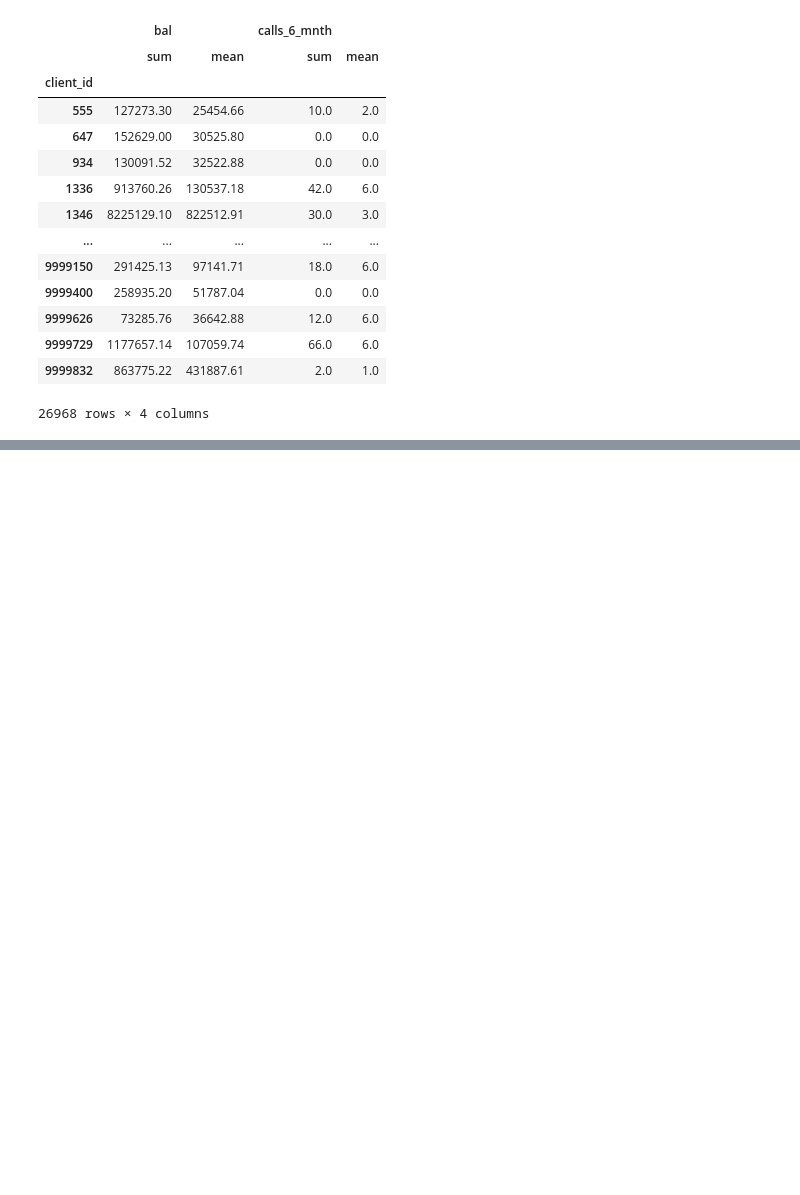
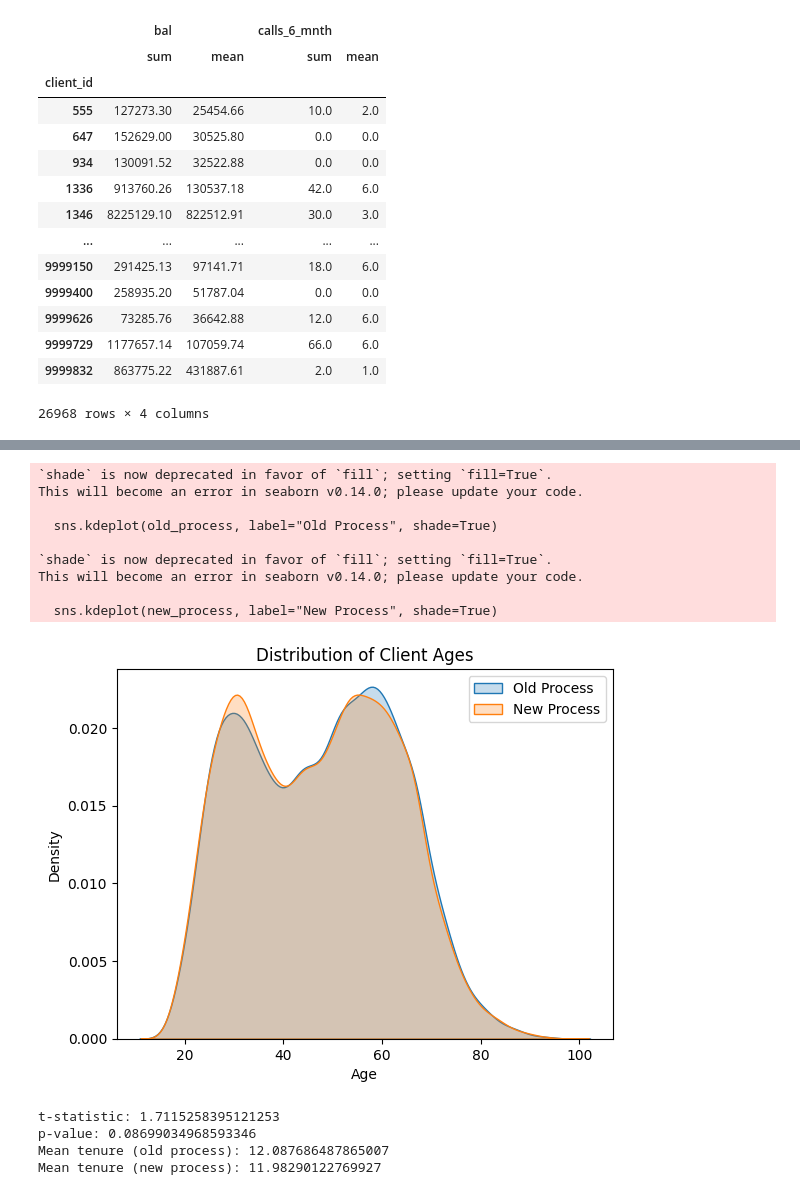
Before and after one commit to JujuGnirt/vanguard-ab-test, a Jupyter notebook: notebooks/Expl_vanguard_data_julie.ipynb, the cells around one changed output, grey strips where cells are left out. Drawn from its saved outputs; the diff is of its cells as text; code cells hidden in the pictures; blank space fills up the shorter version.

```diff
--- a/notebooks/Expl_vanguard_data_julie.ipynb
+++ b/notebooks/Expl_vanguard_data_julie.ipynb
@@ -281,0 +264,41 @@ NameError: name 'df_test_unique' is not defined
+# %%
+sns.kdeplot(old_process, label="Old Process", shade=True)
+sns.kdeplot(new_process, label="New Process", shade=True)
+plt.legend()
+plt.title("Distribution of Client Ages")
+plt.xlabel("Age")
+plt.show()
+# %% [output]
+`shade` is now deprecated in favor of `fill`; setting `fill=True`.
+This will become an error in seaborn v0.14.0; please update your code.
+
+  sns.kdeplot(old_process, label="Old Process", shade=True)
+
+`shade` is now deprecated in favor of `fill`; setting `fill=True`.
+This will become an error in seaborn v0.14.0; please update your code.
+
+  sns.kdeplot(new_process, label="New Process", shade=True)
+[figure, added]
+# %%
+#the average client tenure (how long they've been with Vanguard) of those engaging
+#with the new process is the same as those engaging with the old process.
+
+old_process_year = df_control_unique['clnt_tenure_yr'].dropna()
+new_process_year = df_test_unique['clnt_tenure_yr'].dropna()
+
+# Perform two-sample t-test
+#The threshold is 0.05
+t_stat, p_value = ttest_ind(old_process_year, new_process_year, equal_var=False,alternative="two-sided")
+
+print("t-statistic:", t_stat)
+print("p-value:", p_value)
+
+#Not the same client tenure.
+
+print("Mean tenure (old process):", old_process_year.mean())
+print("Mean tenure (new process):", new_process_year.mean())
+# %% [output]
+t-statistic: 1.7115258395121253
+p-value: 0.08699034968593346
+Mean tenure (old process): 12.087686487865007
+Mean tenure (new process): 11.98290122769927
```
Also changed, not shown: parts of 18 cells of this notebook.
